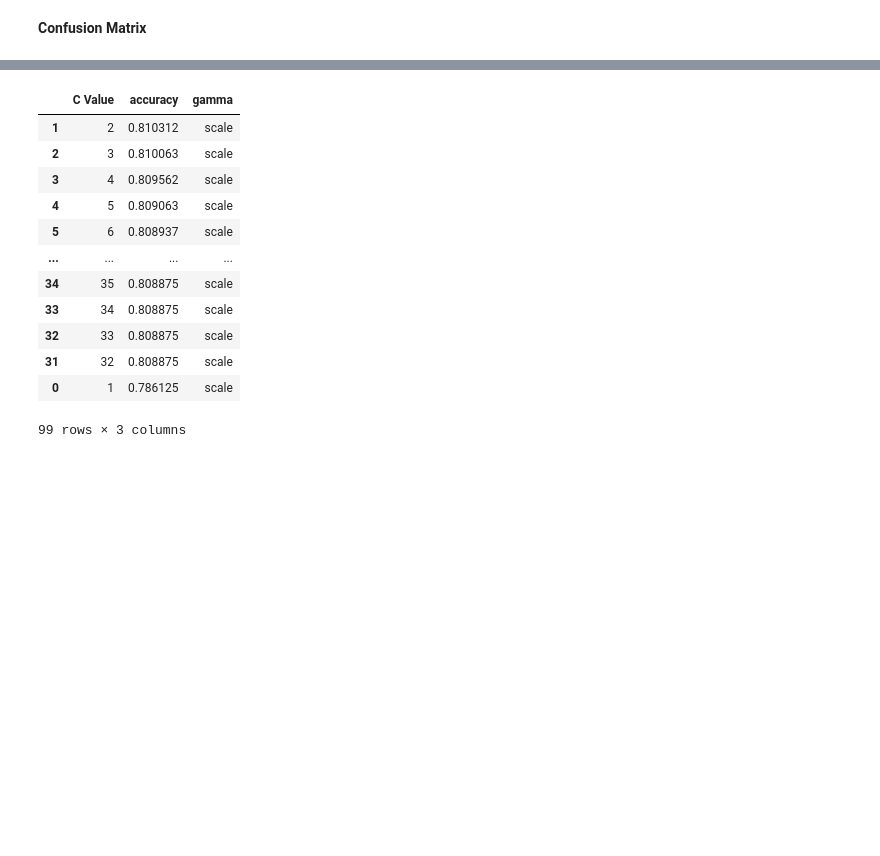
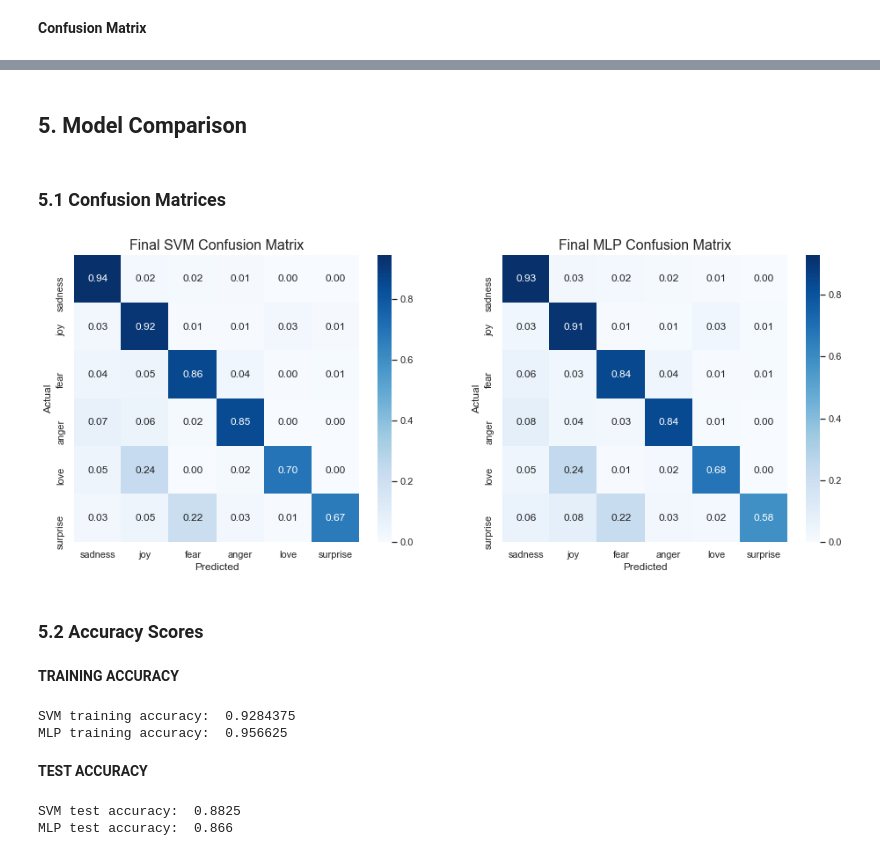
Before and after one commit to ayliahfani/Emotion-Recognition, a Jupyter notebook: Coursework/nc_coursework.ipynb, the cells around one changed output, grey strips where cells are left out. Drawn from its saved outputs; the diff is of its cells as text; code cells hidden in the pictures; blank space fills up the shorter version.

```diff
--- a/Coursework/nc_coursework.ipynb
+++ b/Coursework/nc_coursework.ipynb
@@ -1023,16 +1018,56 @@ print(rbf_g.sort_values('accuracy', ascending=False).head(5))
-# %%
-rbf_c.sort_values('accuracy', ascending=False)
-# %% [output]
-|  | C Value | accuracy | gamma |
-| 1 | 2 | 0.810312 | scale |
-| 2 | 3 | 0.810063 | scale |
-| 3 | 4 | 0.809562 | scale |
-| 4 | 5 | 0.809063 | scale |
-| 5 | 6 | 0.808937 | scale |
-| ... | ... | ... | ... |
-| 34 | 35 | 0.808875 | scale |
-| 33 | 34 | 0.808875 | scale |
-| 32 | 33 | 0.808875 | scale |
-| 31 | 32 | 0.808875 | scale |
-| 0 | 1 | 0.786125 | scale |
-99 rows × 3 columns
+# %% [markdown]
+## 5. Model Comparison
+# %% [markdown]
+### 5.1 Confusion Matrices
+# %%
+fig, axes =plt.subplots(1,2, sharex=True, figsize=(16,6))
+
+#SVM
+sns.heatmap(cmn_svc_final,
+            annot=True,
+            fmt='.2f',
+            xticklabels=emotion_dict,
+            yticklabels=emotion_dict,
+            cmap='Blues',
+            ax = axes[0])
+axes[0].set_title('Final SVM Confusion Matrix', fontsize= 16)
+axes[0].set_ylabel('Actual')
+axes[0].set_xlabel('Predicted')
+
+# MLP
+sns.heatmap(cmn_MLP,
+            annot=True,
+            fmt='.2f',
+            xticklabels=emotion_dict,
+            yticklabels=emotion_dict,
+            cmap='Blues',
+            ax = axes[1])
+axes[1].set_title('Final MLP Confusion Matrix', fontsize= 16)
+axes[1].set_ylabel('Actual')
+axes[1].set_xlabel('Predicted');
+# %% [output]
+[figure, added]
+# %% [markdown]
+### 5.2 Accuracy Scores
+# %% [markdown]
+**TRAINING ACCURACY**
+# %%
+# SVM
+print("SVM training accuracy: ", svm_train_ac)
+
+# MLP
+print("MLP training accuracy: ", mlp_train_ac)
+# %% [output]
+SVM training accuracy:  0.9284375
+MLP training accuracy:  0.956625
+# %% [markdown]
+**TEST ACCURACY**
+# %%
+# SVM
+print("SVM test accuracy: ", svm_test_ac)
+
+# MLP
+print("MLP test accuracy: ", mlp_test_ac)
+# %% [output]
+SVM test accuracy:  0.8825
+MLP test accuracy:  0.866
```
Also changed, not shown: parts of 32 cells of this notebook.
